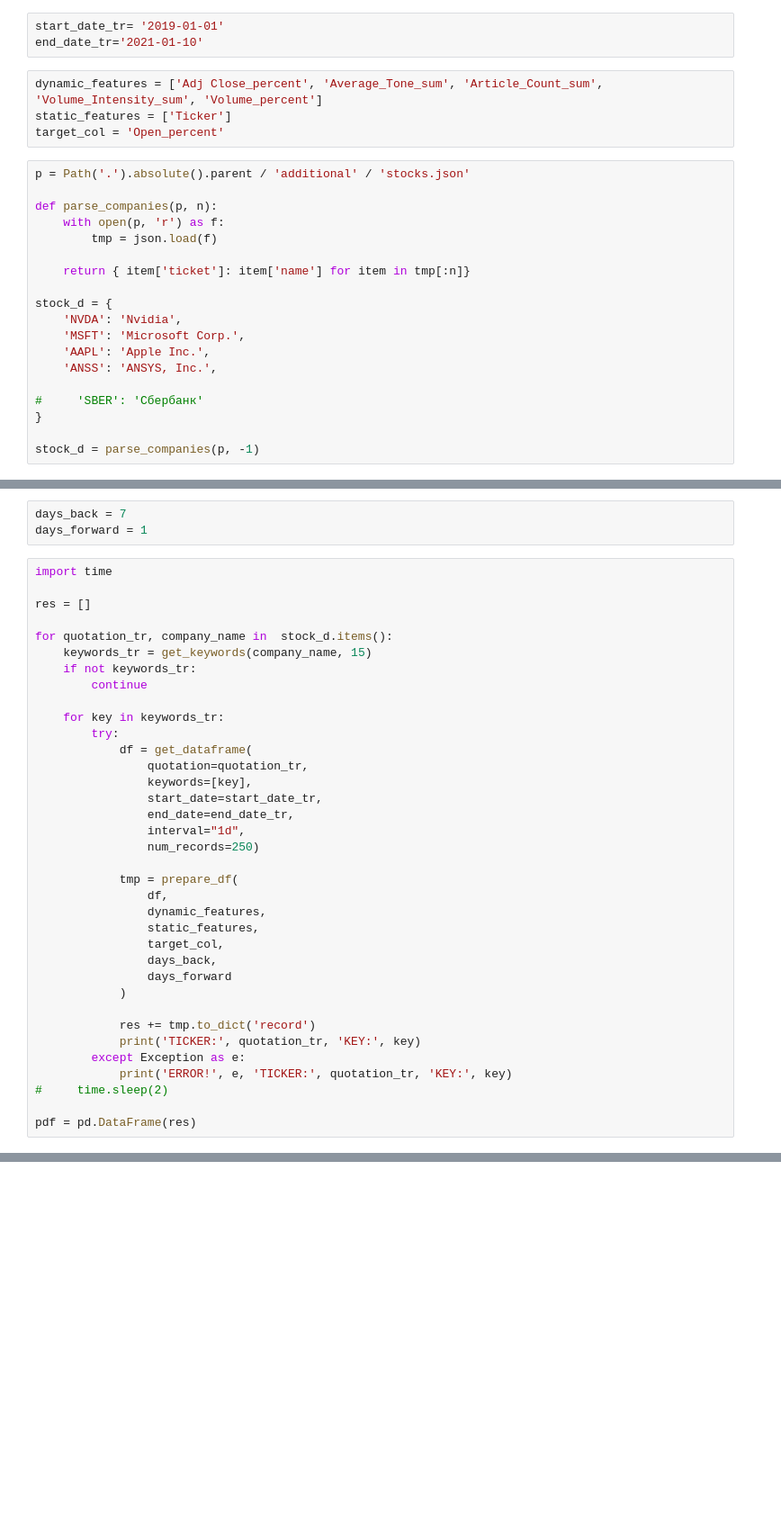
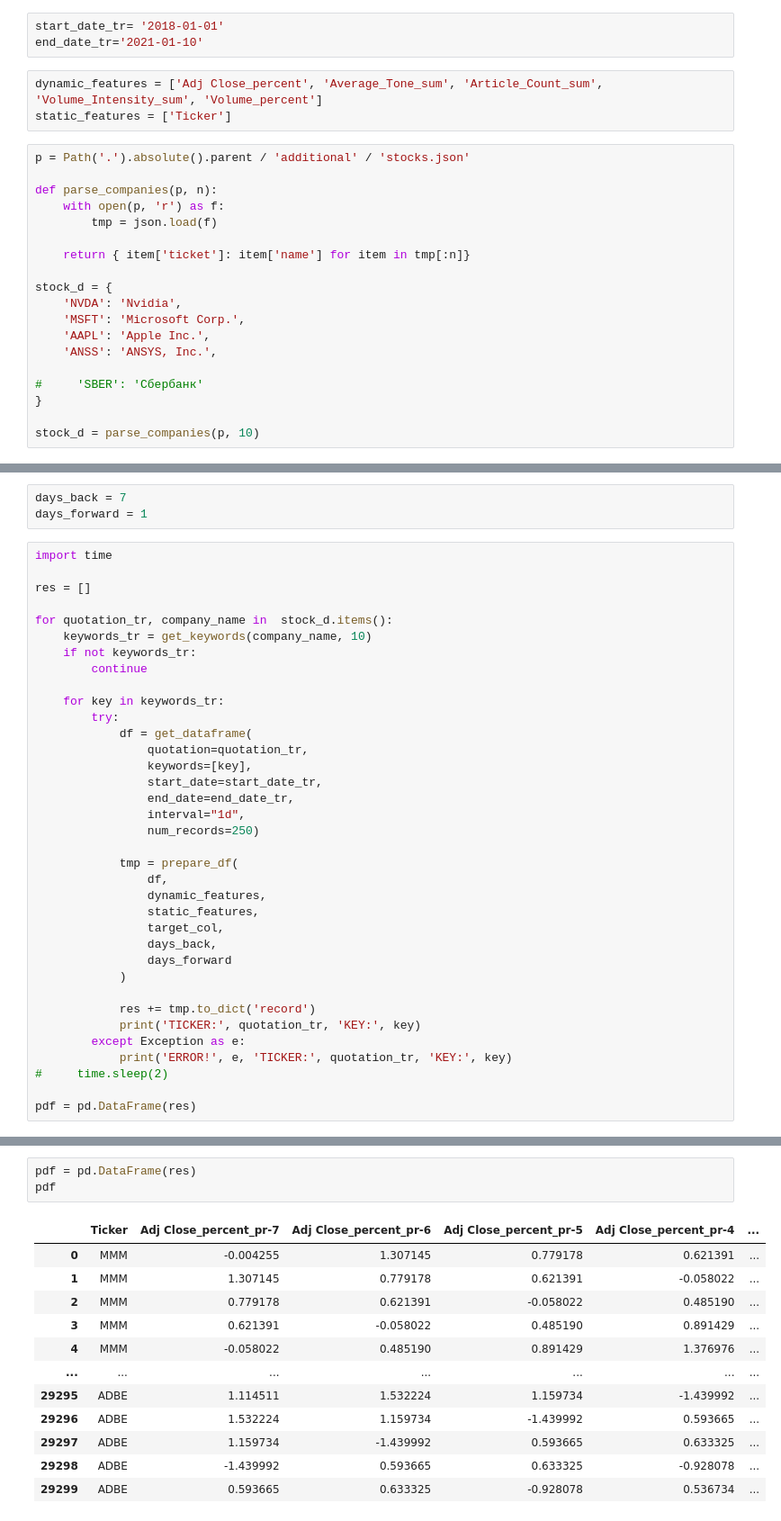
Before and after one commit to comptech-winter-school/stock-news, a Jupyter notebook: DS/catboost_example.ipynb, the cells around one changed output, grey strips where cells are left out. Shown at 90% size. Saved outputs shown, nothing was run; the diff lists cells and outputs as text; blank space fills up the shorter version.

Commit message:
Target fixed

```diff
--- a/DS/catboost_example.ipynb
+++ b/DS/catboost_example.ipynb
@@ -151,12 +174,11 @@ pdf
 # %% [markdown]
 ### Теперь давайте соберем поприличнее набор данных (уже скоро мы будем подтягивать его из БД и об этом можно не думать :) )
 # %%
-start_date_tr= '2019-01-01'
+start_date_tr= '2018-01-01'
 end_date_tr='2021-01-10'
 # %%
 dynamic_features = ['Adj Close_percent', 'Average_Tone_sum', 'Article_Count_sum', 'Volume_Intensity_sum', 'Volume_percent']
 static_features = ['Ticker']
-target_col = 'Open_percent'
 # %%
 p = Path('.').absolute().parent / 'additional' / 'stocks.json'
 
@@ -175,5 +197,5 @@ stock_d = {
 #     'SBER': 'Сбербанк'
 }
 
-stock_d = parse_companies(p, -1)
+stock_d = parse_companies(p, 10)
 # %%
@@ -187,7 +218,7 @@ import time
 res = []
 
 for quotation_tr, company_name in  stock_d.items():
-    keywords_tr = get_keywords(company_name, 15)
+    keywords_tr = get_keywords(company_name, 10)
     if not keywords_tr:
         continue
 
@@ -235,0 +278,16 @@ pdf[pdf.Ticker == 'MMM']
+# %%
+pdf = pd.DataFrame(res)
+pdf
+# %% [output]
+|  | Ticker | Adj Close_percent_pr-7 | Adj Close_percent_pr-6 | Adj Close_percent_pr-5 | Adj Close_percent_pr-4 | ... |
+| 0 | MMM | -0.004255 | 1.307145 | 0.779178 | 0.621391 | ... |
+| 1 | MMM | 1.307145 | 0.779178 | 0.621391 | -0.058022 | ... |
+| 2 | MMM | 0.779178 | 0.621391 | -0.058022 | 0.485190 | ... |
+| 3 | MMM | 0.621391 | -0.058022 | 0.485190 | 0.891429 | ... |
+| 4 | MMM | -0.058022 | 0.485190 | 0.891429 | 1.376976 | ... |
+| ... | ... | ... | ... | ... | ... | ... |
+| 29295 | ADBE | 1.114511 | 1.532224 | 1.159734 | -1.439992 | ... |
+| 29296 | ADBE | 1.532224 | 1.159734 | -1.439992 | 0.593665 | ... |
+| 29297 | ADBE | 1.159734 | -1.439992 | 0.593665 | 0.633325 | ... |
+| 29298 | ADBE | -1.439992 | 0.593665 | 0.633325 | -0.928078 | ... |
+| 29299 | ADBE | 0.593665 | 0.633325 | -0.928078 | 0.536734 | ... |
```
Also changed, not shown: parts of 14 cells of this notebook, 1 other file.
